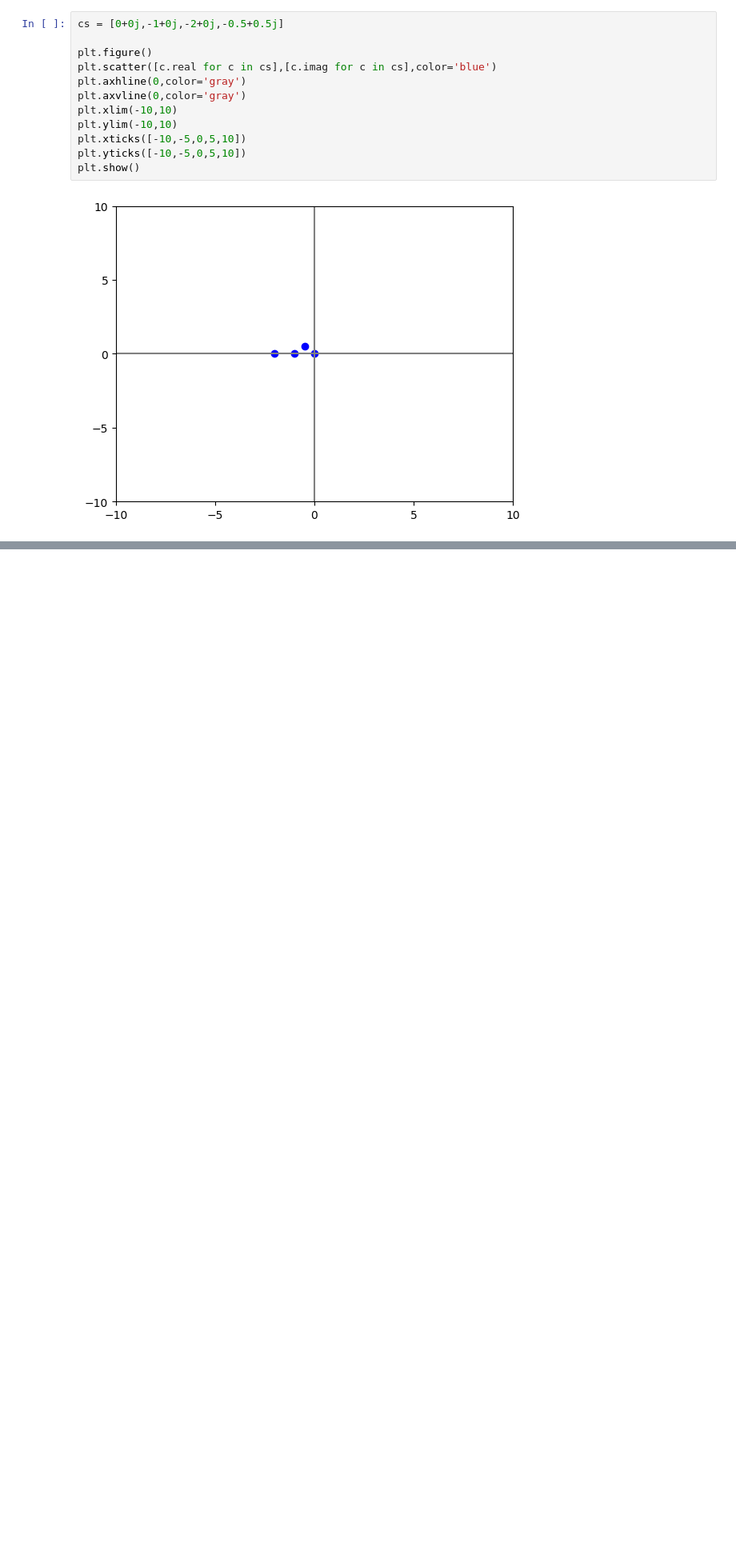
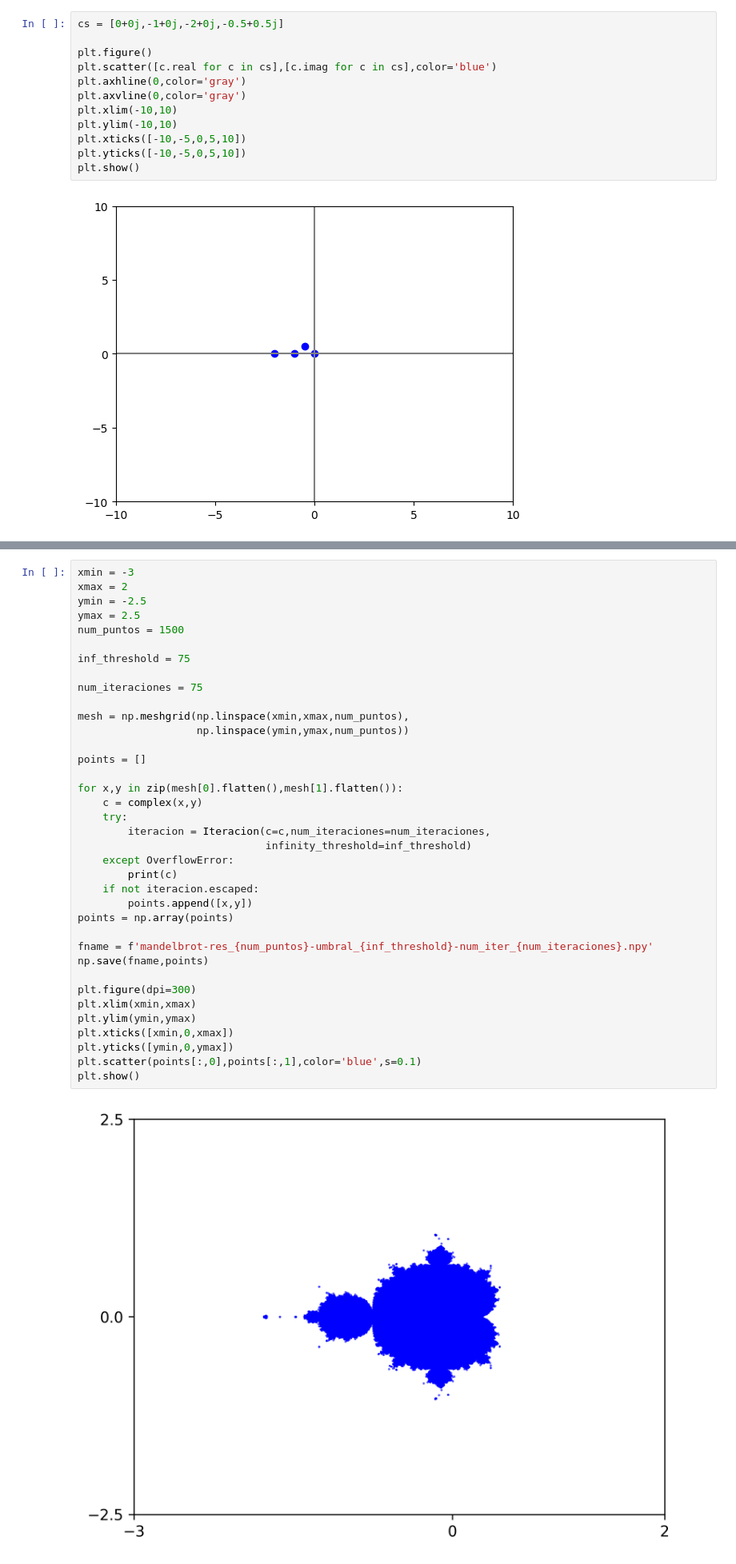
Before and after one commit to gmauricio-toledo/mandelbrot, a Jupyter notebook: Mandelbrot.ipynb, the cells around one changed output, grey strips where cells are left out. Shown: that part at 80% size. Cells and saved outputs as stored; diff of their text form; blank space fills up the shorter version.

```diff
--- a/Mandelbrot.ipynb
+++ b/Mandelbrot.ipynb
@@ -66,0 +98,39 @@ plt.show()
+# %%
+xmin = -3
+xmax = 2
+ymin = -2.5
+ymax = 2.5
+num_puntos = 1500
+
+inf_threshold = 75
+
+num_iteraciones = 75
+
+mesh = np.meshgrid(np.linspace(xmin,xmax,num_puntos),
+                   np.linspace(ymin,ymax,num_puntos))
+
+points = []
+
+for x,y in zip(mesh[0].flatten(),mesh[1].flatten()):
+    c = complex(x,y)
+    try:
+        iteracion = Iteracion(c=c,num_iteraciones=num_iteraciones,
+                              infinity_threshold=inf_threshold)
+    except OverflowError:
+        print(c)
+    if not iteracion.escaped:
+        points.append([x,y])
+points = np.array(points)
+
+fname = f'mandelbrot-res_{num_puntos}-umbral_{inf_threshold}-num_iter_{num_iteraciones}.npy'
+np.save(fname,points)
+
+plt.figure(dpi=300)
+plt.xlim(xmin,xmax)
+plt.ylim(ymin,ymax)
+plt.xticks([xmin,0,xmax])
+plt.yticks([ymin,0,ymax])
+plt.scatter(points[:,0],points[:,1],color='blue',s=0.1)
+plt.show()
+# %% [output]
+[figure, added]
```
Also changed, not shown: parts of 7 cells of this notebook.
